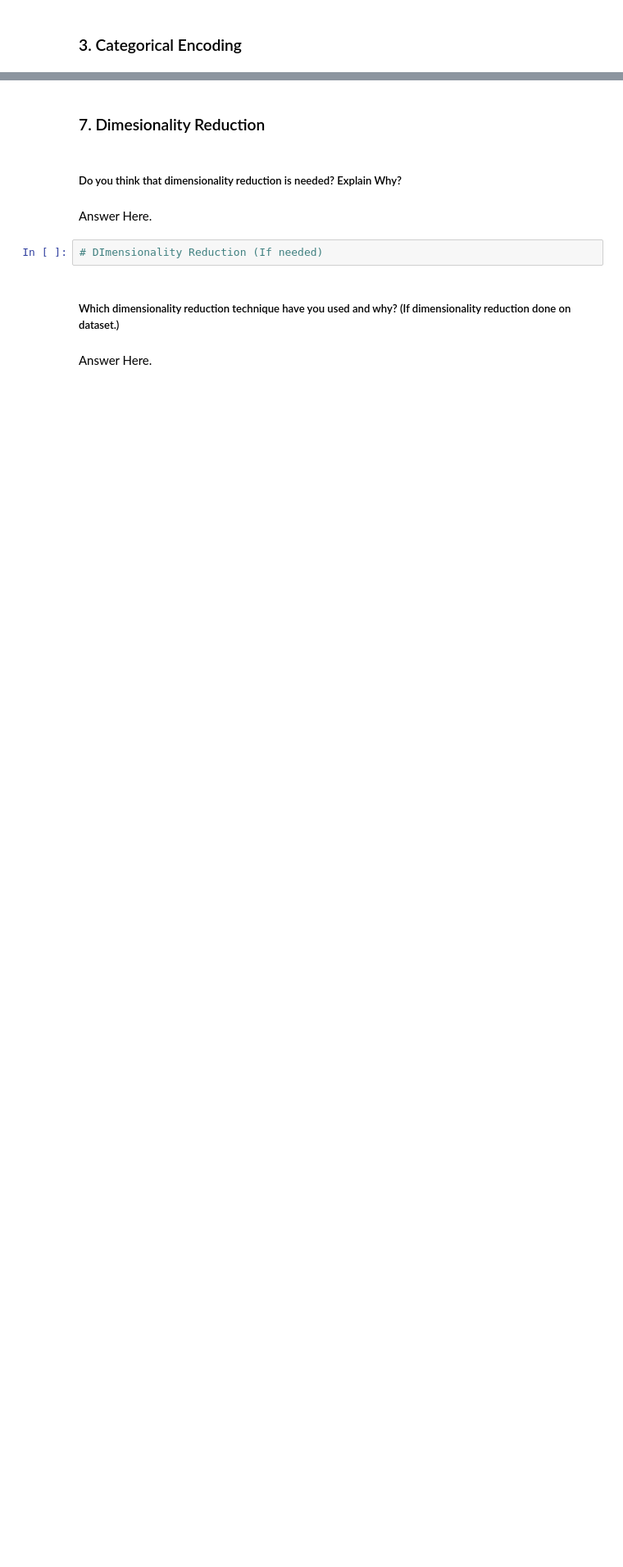
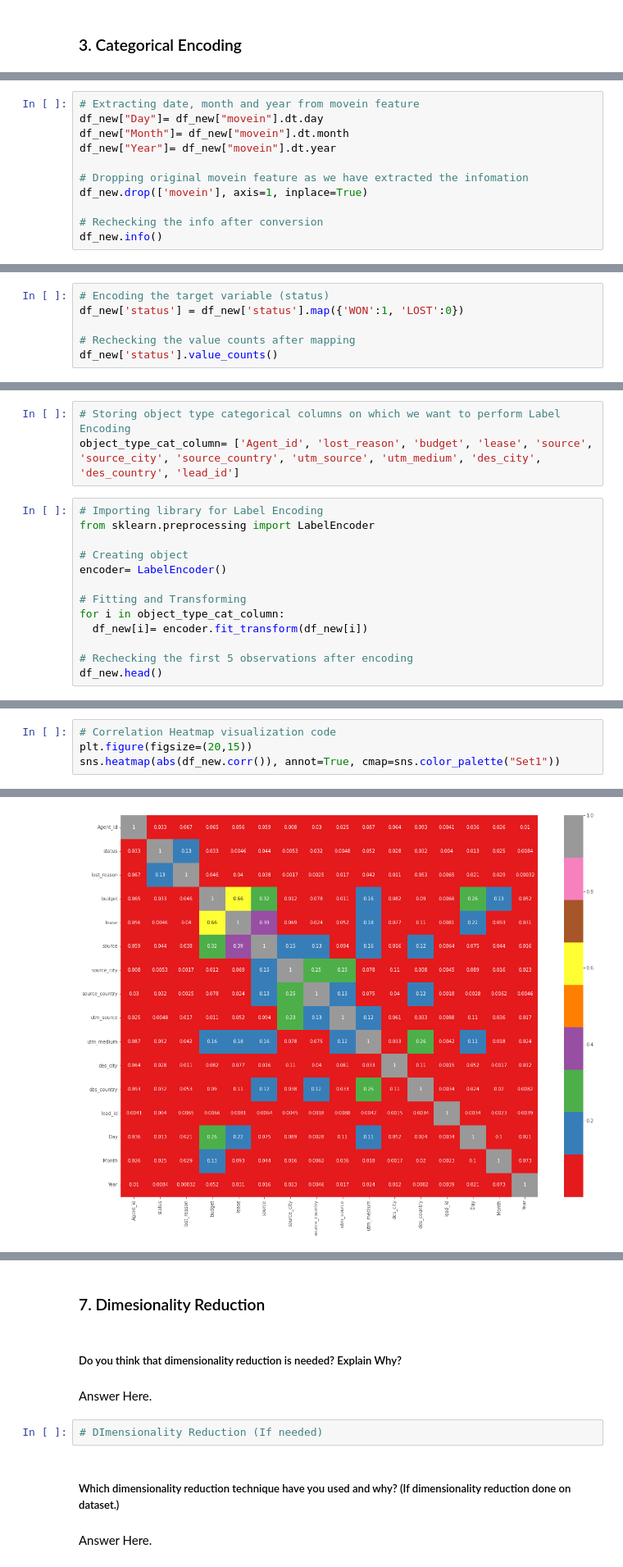
Before and after one commit to Shahrukh2016/Lead_Score_Prediction, a Jupyter notebook: UniAcco_Project.ipynb, the cells around one changed output, grey strips where cells are left out. Shown at 82% size. Drawn from its saved outputs; the diff is of its cells as text; blank space fills up the shorter version.

```diff
--- a/UniAcco_Project.ipynb
+++ b/UniAcco_Project.ipynb
@@ -700,0 +506,11 @@ Answer Here.
+# %%
+# Extracting date, month and year from movein feature
+df_new["Day"]= df_new["movein"].dt.day
+df_new["Month"]= df_new["movein"].dt.month
+df_new["Year"]= df_new["movein"].dt.year
+
+# Dropping original movein feature as we have extracted the infomation
+df_new.drop(['movein'], axis=1, inplace=True)
+
+# Rechecking the info after conversion
+df_new.info()
@@ -700,0 +537,6 @@ Answer Here.
+# %%
+# Encoding the target variable (status)
+df_new['status'] = df_new['status'].map({'WON':1, 'LOST':0})
+
+# Rechecking the value counts after mapping
+df_new['status'].value_counts()
@@ -700,0 +549,16 @@ Answer Here.
+# %%
+# Storing object type categorical columns on which we want to perform Label Encoding
+object_type_cat_column= ['Agent_id', 'lost_reason', 'budget', 'lease', 'source', 'source_city', 'source_country', 'utm_source', 'utm_medium', 'des_city', 'des_country', 'lead_id']
+# %%
+# Importing library for Label Encoding
+from sklearn.preprocessing import LabelEncoder
+
+# Creating object
+encoder= LabelEncoder()
+
+# Fitting and Transforming
+for i in object_type_cat_column:
+  df_new[i]= encoder.fit_transform(df_new[i])
+
+# Rechecking the first 5 observations after encoding
+df_new.head()
@@ -700,0 +574,5 @@ Answer Here.
+# %%
+# Correlation Heatmap visualization code
+plt.figure(figsize=(20,15))
+sns.heatmap(abs(df_new.corr()), annot=True, cmap=sns.color_palette("Set1"))
+# %% [output]
@@ -700,0 +580 @@ Answer Here.
+[figure, added]
```
Also changed, not shown: parts of 296 cells of this notebook.
